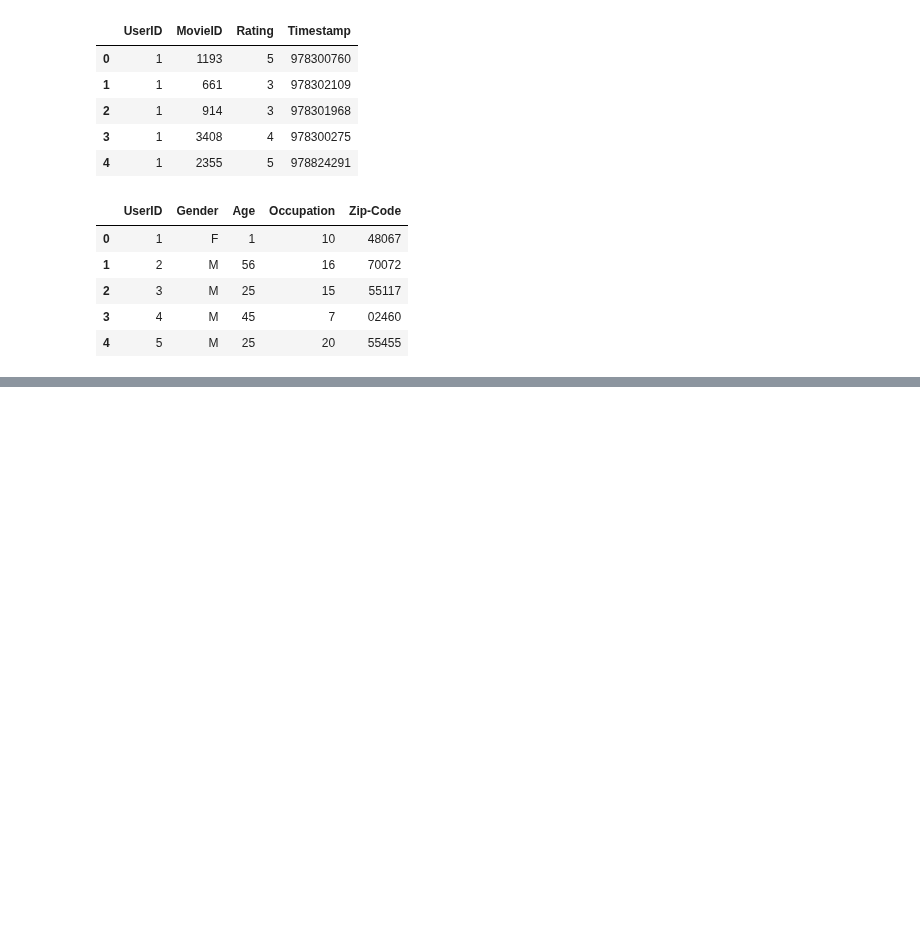
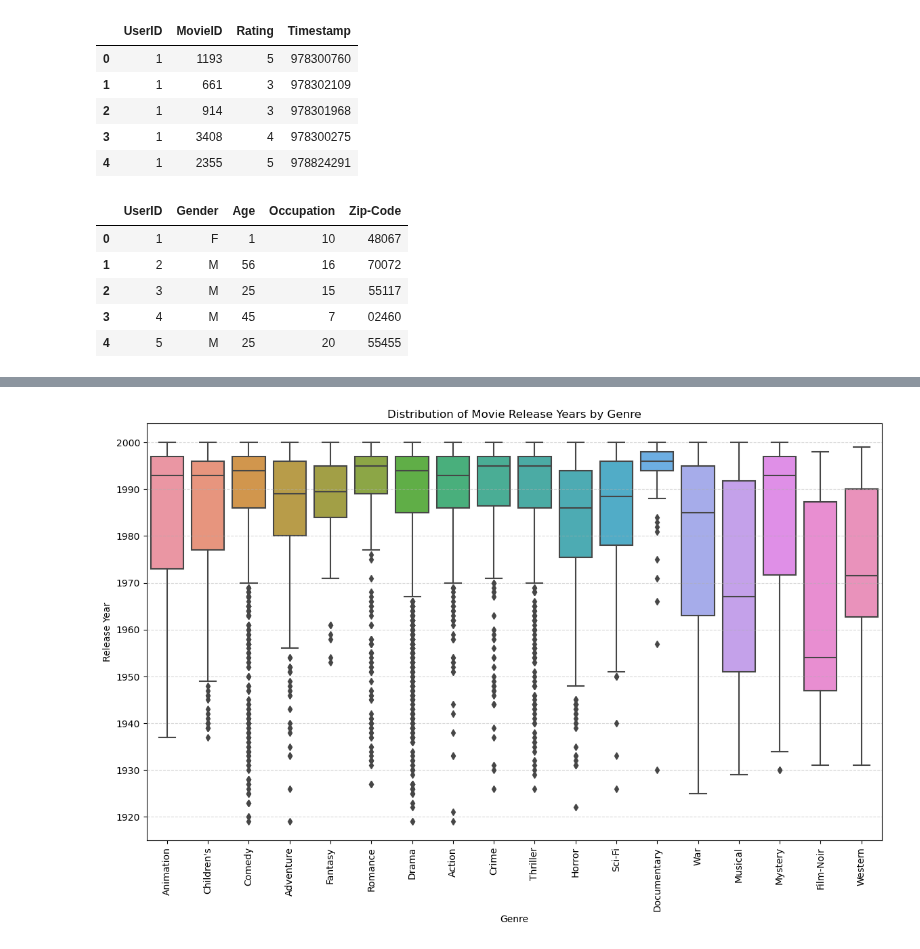
Before and after one commit to starovit/ucu-recsys-movielens, a Jupyter notebook: experiments/1_eda/eda.ipynb, the cells around one changed output, grey strips where cells are left out. Cells and saved outputs as stored; diff of their text form; code cells hidden in the pictures; blank space fills up the shorter version.

```diff
--- a/experiments/1_eda/eda.ipynb
+++ b/experiments/1_eda/eda.ipynb
@@ -116,0 +131,12 @@ array([[<Axes: title={'center': 'MovieID'}>,
+# %%
+df_exploded = df_movies.explode('Genres')
+plt.figure(figsize=(14, 8))
+sns.boxplot(x='Genres', y='Year', data=df_exploded)
+plt.title('Distribution of Movie Release Years by Genre')
+plt.xlabel('Genre')
+plt.ylabel('Release Year')
+plt.xticks(rotation=90)
+plt.grid(True, axis='y', linestyle='--', alpha=0.5)
+plt.show()
+# %% [output]
+[figure, added]
```
Also changed, not shown: parts of 11 cells of this notebook.
